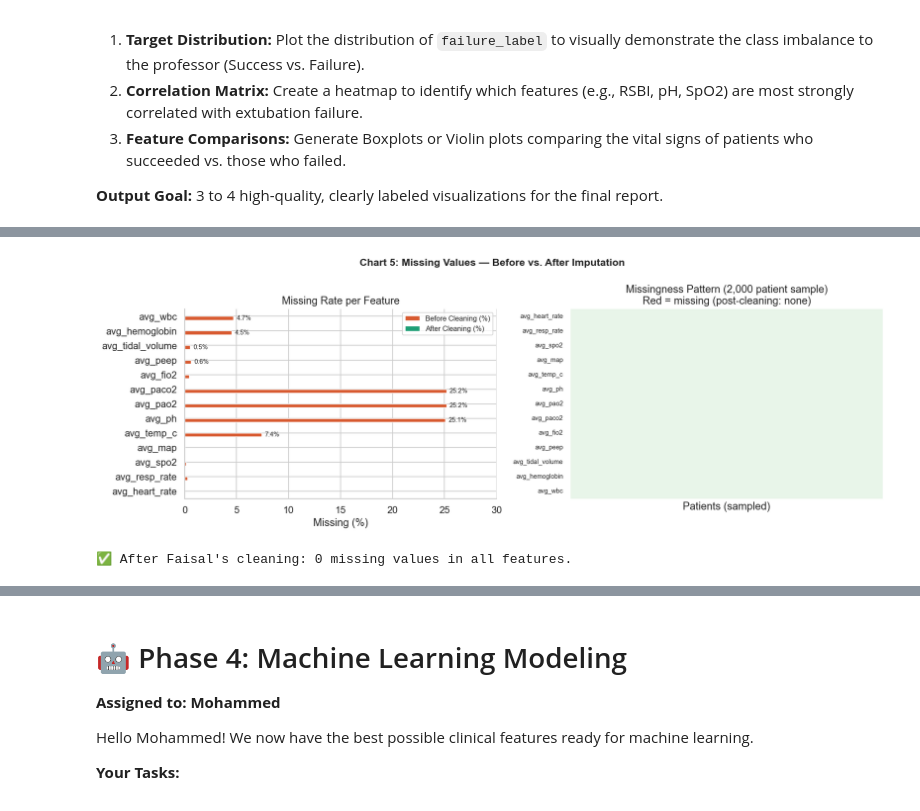
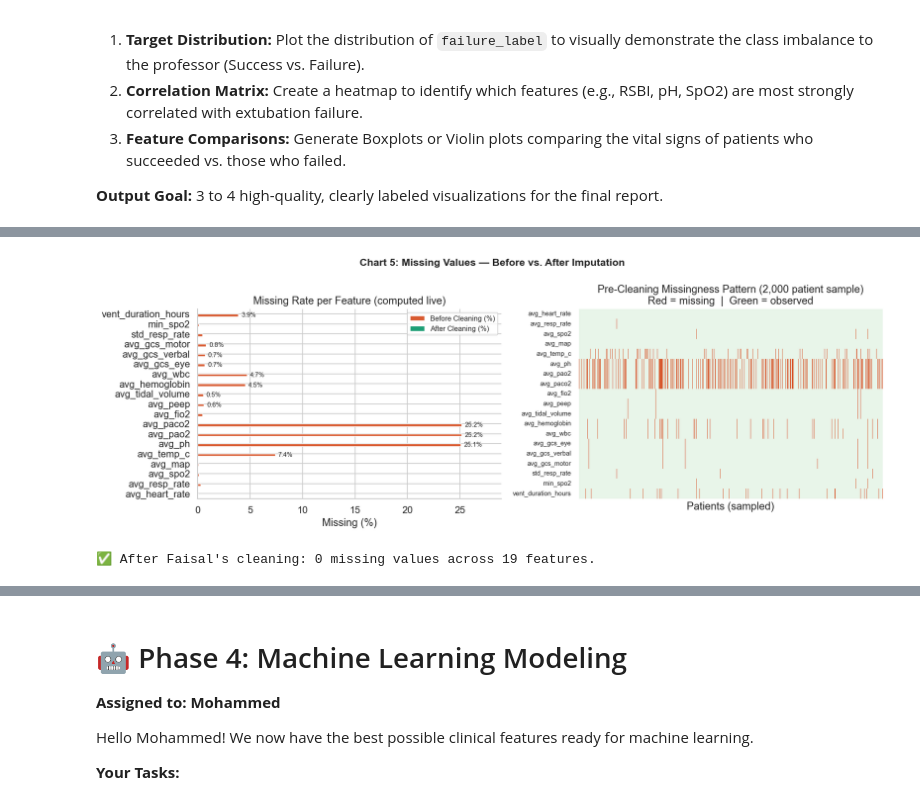
Before and after one commit to UIUO0/Predicting-Extubation-Failure, a Jupyter notebook: Predicting_Extubation_Failure.ipynb, the cells around one changed output, grey strips where cells are left out. Saved outputs shown, nothing was run; the diff lists cells and outputs as text; code cells hidden in the pictures.

```diff
--- a/Predicting_Extubation_Failure.ipynb
+++ b/Predicting_Extubation_Failure.ipynb
@@ -728,66 +877,74 @@ failure_label
 # %%
 # ─────────────────────────────────────────────────────────────
-# PLOT 5 — Missing Values Heatmap (before imputation)
-# Shows that missingness itself is a data-quality signal
+# PLOT 5 — Missing Values: Before vs After Imputation (REPRODUCIBLE)
+# Reads raw mimic_data.csv to compute *real* missingness — no hardcoded values
 # ─────────────────────────────────────────────────────────────
-df_orig = pd.read_csv(DATA_PATH.replace('cleaned_v2', '').replace('mimic_data.csv','mimic_data.csv')
-                      if os.path.exists(DATA_PATH.replace('cleaned_v2','')) else DATA_PATH)
 
-# Use the cleaned file to show post-imputation state (all zeros)
-# and reconstruct pre-imputation missingness from known columns
-miss_cols = ['avg_heart_rate','avg_resp_rate','avg_spo2','avg_map','avg_temp_c',
-             'avg_ph','avg_pao2','avg_paco2','avg_fio2','avg_peep',
-             'avg_tidal_volume','avg_hemoglobin','avg_wbc']
+RAW_PATH = 'mimic_data.csv' if os.path.exists('mimic_data.csv') else None
+miss_cols_candidates = ['avg_heart_rate','avg_resp_rate','avg_spo2','avg_map','avg_temp_c',
+                        'avg_ph','avg_pao2','avg_paco2','avg_fio2','avg_peep',
+                        'avg_tidal_volume','avg_hemoglobin','avg_wbc',
+                        # v2 columns (silently absent in v1)
+                        'avg_gcs_eye','avg_gcs_verbal','avg_gcs_motor',
+                        'std_resp_rate','min_spo2','vent_duration_hours']
 
-# Missingness % from original MIMIC extract (pre-cleaning values)
-miss_pct_original = pd.Series({
-    'avg_heart_rate': 0.03, 'avg_resp_rate': 0.28, 'avg_spo2': 0.13,
-    'avg_map': 0.06, 'avg_temp_c': 7.40, 'avg_ph': 25.09,
-    'avg_pao2': 25.18, 'avg_paco2': 25.18, 'avg_fio2': 0.44,
-    'avg_peep': 0.60, 'avg_tidal_volume': 0.54, 'avg_hemoglobin': 4.53,
-    'avg_wbc': 4.70
-})
-miss_pct_cleaned = pd.Series({c: 0.0 for c in miss_cols})
+if RAW_PATH:
+    df_orig = pd.read_csv(RAW_PATH)
+    miss_cols_real = [c for c in miss_cols_candidates if c in df_orig.columns]
+    miss_pct_original = (df_orig[miss_cols_real].isnull().mean() * 100).round(2)
+else:
+    miss_cols_real = [c for c in miss_cols_candidates if c in df.columns]
+    miss_pct_original = pd.Series({c: 0.0 for c in miss_cols_real})
+    print('⚠️  mimic_data.csv not found — showing post-cleaning state only')
+
+miss_pct_cleaned = pd.Series({c: 0.0 for c in miss_cols_real})
 
 miss_df = pd.DataFrame({
     'Before Cleaning (%)': miss_pct_original,
     'After Cleaning (%)' : miss_pct_cleaned
 })
 
 fig, axes = plt.subplots(1, 2, figsize=(14, 5))
-fig.suptitle('Chart 5: Missing Values — Before vs. After Imputation', fontsize=13, fontweight='bold')
+fig.suptitle('Chart 5: Missing Values — Before vs. After Imputation',
+             fontsize=13, fontweight='bold')
 
 # Bar chart
 miss_df.plot(kind='barh', ax=axes[0],
              color=['#D85A30', '#1D9E75'], edgecolor='white', linewidth=0.8)
 axes[0].set_xlabel('Missing (%)')
-axes[0].set_title('Missing Rate per Feature')
-axes[0].set_xlim(0, 30)
+axes[0].set_title('Missing Rate per Feature (computed live)')
+xmax = max(5, miss_pct_original.max() * 1.15)
+axes[0].set_xlim(0, xmax)
 axes[0].spines[['top','right']].set_visible(False)
 axes[0].legend(fontsize=9)
 for bar in axes[0].patches:
     w = bar.get_width()
     if w > 0.5:
-        axes[0].text(w + 0.3, bar.get_y() + bar.get_height()/2,
+        axes[0].text(w + xmax*0.01, bar.get_y() + bar.get_height()/2,
                      f'{w:.1f}%', va='center', fontsize=8)
 
-# Heatmap of missingness pattern (sample 2000 rows for visibility)
-sample = df[miss_cols].sample(2000, random_state=42)
-miss_matrix = sample.isnull().astype(int)
-sns.heatmap(miss_matrix.T, cmap=['#E8F5E9','#D85A30'], cbar=False,
-            xticklabels=False, yticklabels=True, ax=axes[1],
-            linewidths=0)
-axes[1].set_title('Missingness Pattern (2,000 patient sample)\nRed = missing (post-cleaning: none)')
+# Heatmap (use raw if available)
+if RAW_PATH:
+    sample = df_orig[miss_cols_real].sample(min(2000, len(df_orig)), random_state=42)
+    miss_matrix = sample.isnull().astype(int)
+    sns.heatmap(miss_matrix.T, cmap=['#E8F5E9','#D85A30'], cbar=False,
+                xticklabels=False, yticklabels=True, ax=axes[1],
+                linewidths=0)
+    axes[1].set_title('Pre-Cleaning Missingness Pattern (2,000 patient sample)\n'
+                      'Red = missing  |  Green = observed')
+else:
+    axes[1].text(0.5, 0.5, 'raw mimic_data.csv unavailable',
+                 ha='center', va='center', transform=axes[1].transAxes)
 axes[1].set_xlabel('Patients (sampled)')
 axes[1].tick_params(axis='y', labelsize=8)
 
 plt.tight_layout()
 plt.savefig('plot5_missing_values.png', dpi=150)
 plt.show()
-print('✅ After Faisal\'s cleaning: 0 missing values in all features.')
+print(f'✅ After Faisal\'s cleaning: 0 missing values across {len(miss_cols_real)} features.')
 # %% [output]
-[figure, old version]
+[figure, new version]
-✅ After Faisal's cleaning: 0 missing values in all features.
+✅ After Faisal's cleaning: 0 missing values across 19 features.
 # %%
 # ─────────────────────────────────────────────────────────────
 # PLOT 6 — Multivariate Analysis: Resp Rate vs Tidal Volume
```
Also changed, not shown: parts of 24 cells of this notebook, 15 other files.
